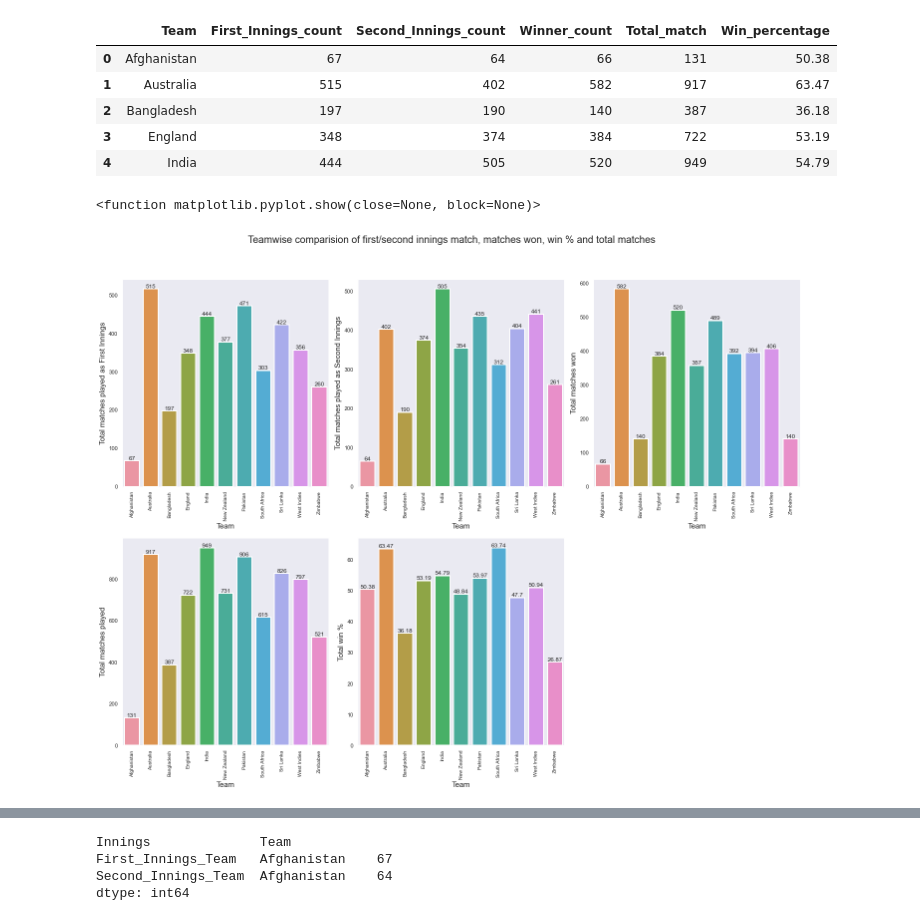
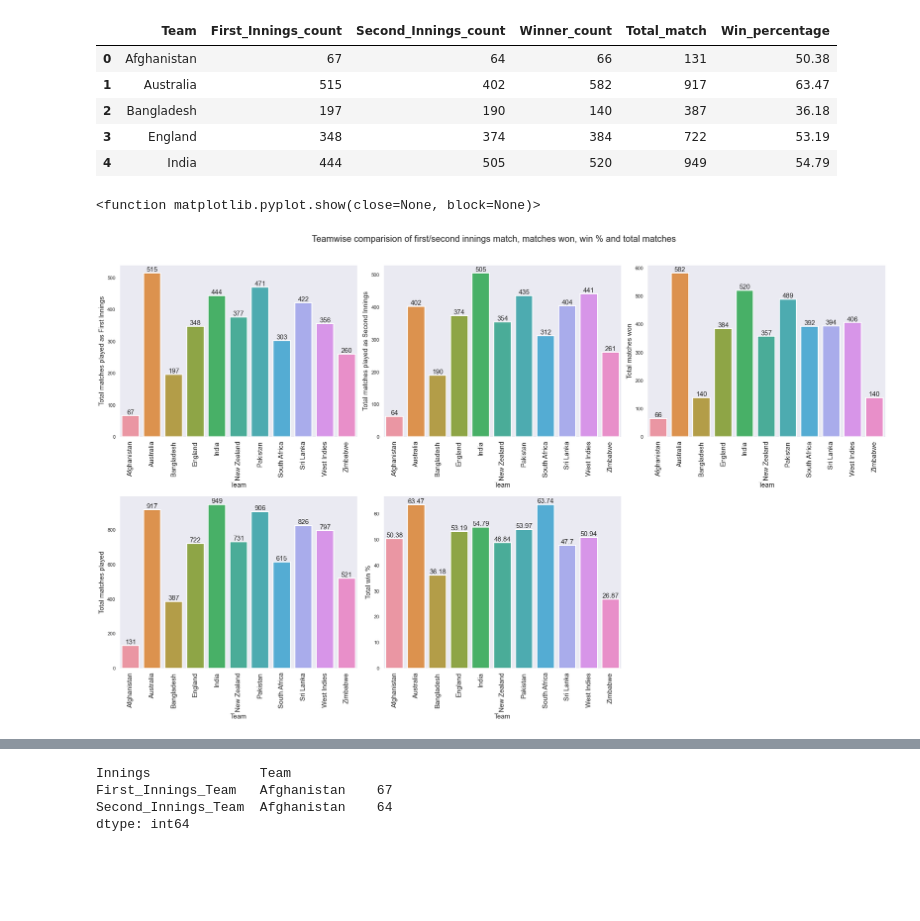
Before and after one commit to atifiu/one_day_cricket_scrapping_project, a Jupyter notebook: one_day_cricket_scrapping_espn.ipynb, the cells around one changed output, grey strips where cells are left out. Drawn from its saved outputs; the diff is of its cells as text; code cells hidden in the pictures; blank space fills up the shorter version.

```diff
--- a/one_day_cricket_scrapping_espn.ipynb
+++ b/one_day_cricket_scrapping_espn.ipynb
@@ -565,64 +565,64 @@ df_total_test_playing.head()
 
 sns.set_style("dark") #darkgrid, whitegrid, dark, white, ticks
 sns.set_context("notebook") #paper, notebook, talk, poster
-fig, ax = plt.subplots(2, 3, figsize=(20, 15), sharey=False, sharex = False)
+fig, ax = plt.subplots(2, 3, figsize=(25, 15), sharey=False, sharex = False)
 ax = ax.flatten() # to avoid using 2-d array indices other ax[0][0] have to be used. Ref https://stackoverflow.com/questions/37967786/axes-from-plt-subplots-is-a-numpy-ndarray-object-and-has-no-attribute-plot
-fig.suptitle('Teamwise comparision of first/second innings match, matches won, win % and total matches', fontsize=20, y = 1.04)
+fig.suptitle('Teamwise comparision of first/second innings match, matches won, win % and total matches', fontsize=20, y = 1.02)
 #sns.set(rc = {'figure.figsize':(200,100)})
 g = sns.barplot(data = df_total_test_playing, x = 'Team', y='First_Innings_count', linewidth = 2, ax=ax[0]);
 #g = sns.catplot(data = df_total, x = 'Team', y='First_Innings_Team', kind = "bar", height=6, aspect=15/6, linewidth = 2)
 #g = df_total_test_playing.plot(x= 'Team', y=['Winner_count', 'First_Innings_count', 'Second_Innings_count', 'Total_match'], figsize = (20,9), kind = 'bar', stacked = False)
-ax[0].set_xticklabels(ax[0].get_xticklabels(), size = 10, rotation = 90)
+ax[0].set_xticklabels(ax[0].get_xticklabels(), size = 15, rotation = 90)
 #ax[0].set(xlabel = "Team", ylabel = "Total number of matches won")
 ax[0].set_xlabel("Team", size = 15)
 ax[0].set_ylabel("Total matches played as First Innings", size = 15)
 
 #Set labels on top of bars
-ax[0].bar_label(ax[0].containers[0])
+ax[0].bar_label(ax[0].containers[0], size = 15)
 
 
 g = sns.barplot(data = df_total_test_playing, x = 'Team', y='Second_Innings_count', linewidth = 2, ax=ax[1]);
-ax[1].set_xticklabels(ax[1].get_xticklabels(), size = 10, rotation = 90)
+ax[1].set_xticklabels(ax[1].get_xticklabels(), size = 15, rotation = 90)
 #ax[0].set(xlabel = "Team", ylabel = "Total number of matches won")
 ax[1].set_xlabel("Team", size = 15)
 ax[1].set_ylabel("Total matches played as Second Innings", size = 15)
 
-ax[1].bar_label(ax[1].containers[0])
+ax[1].bar_label(ax[1].containers[0], size = 15)
 
 g = sns.barplot(data = df_total_test_playing, x = 'Team', y='Winner_count', linewidth = 2, ax=ax[2]);
-ax[2].set_xticklabels(ax[2].get_xticklabels(), size = 10, rotation = 90)
+ax[2].set_xticklabels(ax[2].get_xticklabels(), size = 15, rotation = 90)
 #ax[0].set(xlabel = "Team", ylabel = "Total number of matches won")
 ax[2].set_xlabel("Team", size = 15)
 ax[2].set_ylabel("Total matches won", size = 15)
 
-ax[2].bar_label(ax[2].containers[0])
+ax[2].bar_label(ax[2].containers[0], size = 15)
 
 g = sns.barplot(data = df_total_test_playing, x = 'Team', y='Total_match', linewidth = 2, ax=ax[3]);
-ax[3].set_xticklabels(ax[3].get_xticklabels(), size = 10, rotation = 90)
+ax[3].set_xticklabels(ax[3].get_xticklabels(), size = 15, rotation = 90)
 #ax[0].set(xlabel = "Team", ylabel = "Total number of matches won")
 ax[3].set_xlabel("Team", size = 15)
 ax[3].set_ylabel("Total matches played", size = 15)
 
-ax[3].bar_label(ax[3].containers[0])
+ax[3].bar_label(ax[3].containers[0], size = 15)
 
 g = sns.barplot(data = df_total_test_playing, x = 'Team', y='Win_percentage', linewidth = 2, ax=ax[4]);
-ax[4].set_xticklabels(ax[4].get_xticklabels(), size = 10, rotation = 90)
+ax[4].set_xticklabels(ax[4].get_xticklabels(), size = 15, rotation = 90)
 #ax[0].set(xlabel = "Team", ylabel = "Total number of matches won")
 ax[4].set_xlabel("Team", size = 15)
 ax[4].set_ylabel("Total win %", size = 15)
 
-ax[4].bar_label(ax[4].containers[0])
+ax[4].bar_label(ax[4].containers[0], size = 15)
 
 #plt.xticks(rotation = 90)
 fig.tight_layout()
 ax[5].set_axis_off()  # Not to show blank subplot
 
 
 
 
 #plt.grid()
 plt.show
 # %% [output]
 <function matplotlib.pyplot.show(close=None, block=None)>
-[figure, old version]
+[figure, new version]
 # %%
```
Also changed, not shown: parts of 40 cells of this notebook.
